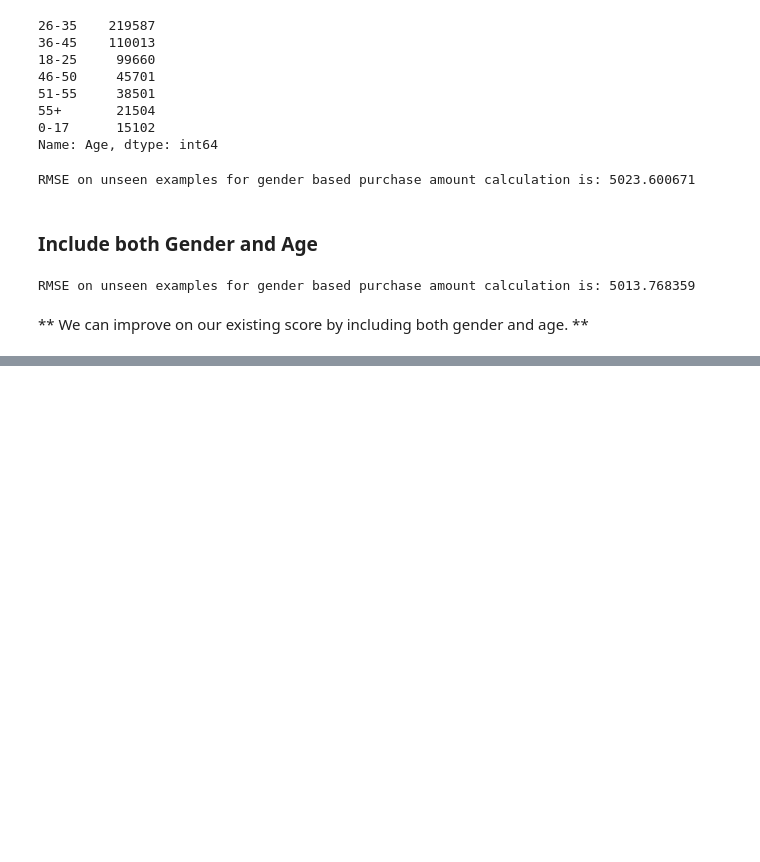
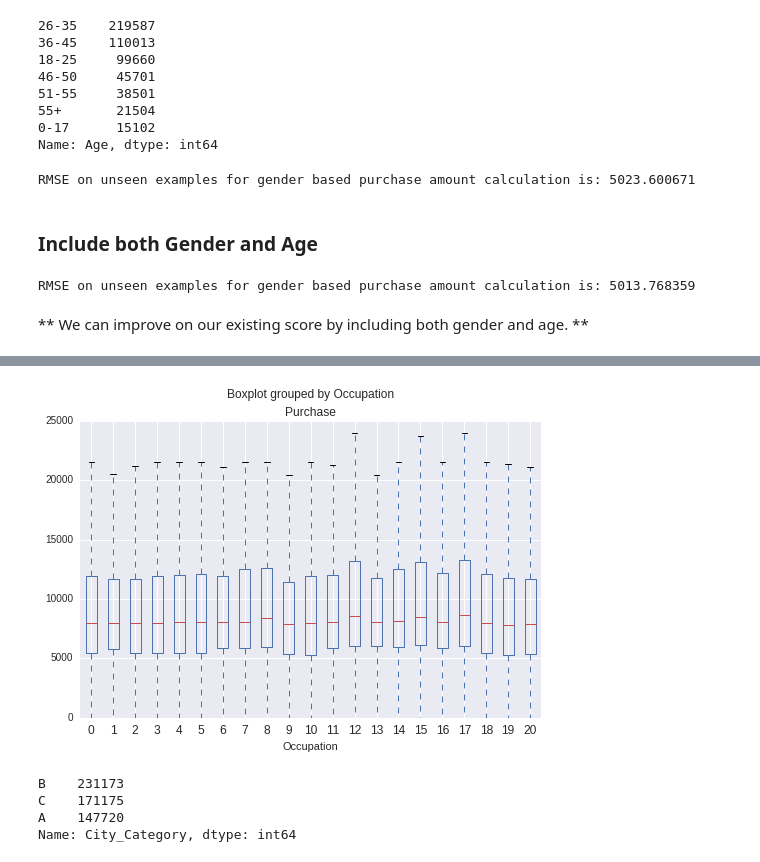
Before and after one commit to numb3r33/Black_Friday, a Jupyter notebook: notebooks/Black_Friday_Similarity_Based_Classifiers.ipynb, the cells around one changed output, grey strips where cells are left out. Cells and saved outputs as stored; diff of their text form; code cells hidden in the pictures; blank space fills up the shorter version.

```diff
--- a/notebooks/Black_Friday_Similarity_Based_Classifiers.ipynb
+++ b/notebooks/Black_Friday_Similarity_Based_Classifiers.ipynb
@@ -201,0 +227,11 @@ RMSE on unseen examples for gender based purchase amount calculation is: 5013.76
+# %%
+train.boxplot(column='Purchase', by='Occupation');
+# %% [output]
+[figure, added]
+# %%
+train.City_Category.value_counts()
+# %% [output]
+B    231173
+C    171175
+A    147720
+Name: City_Category, dtype: int64
```
Also changed, not shown: parts of 25 cells of this notebook.
